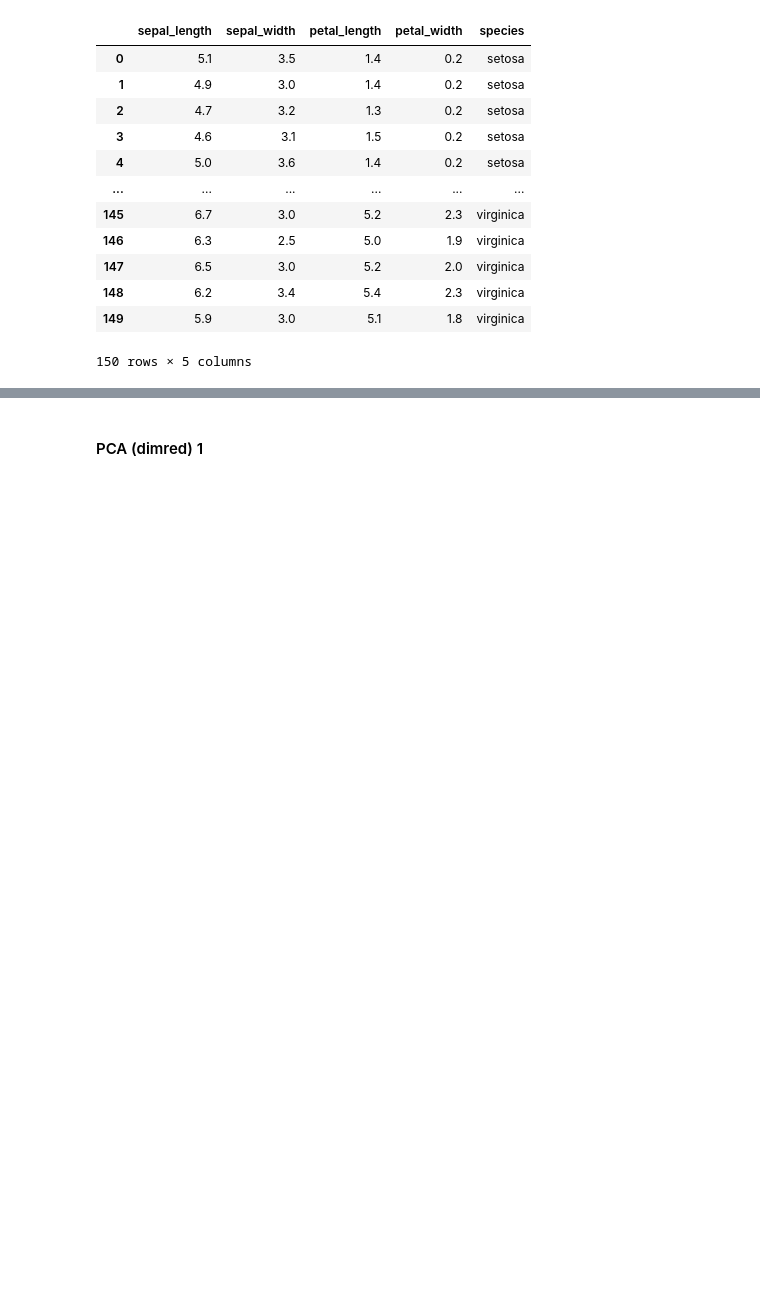
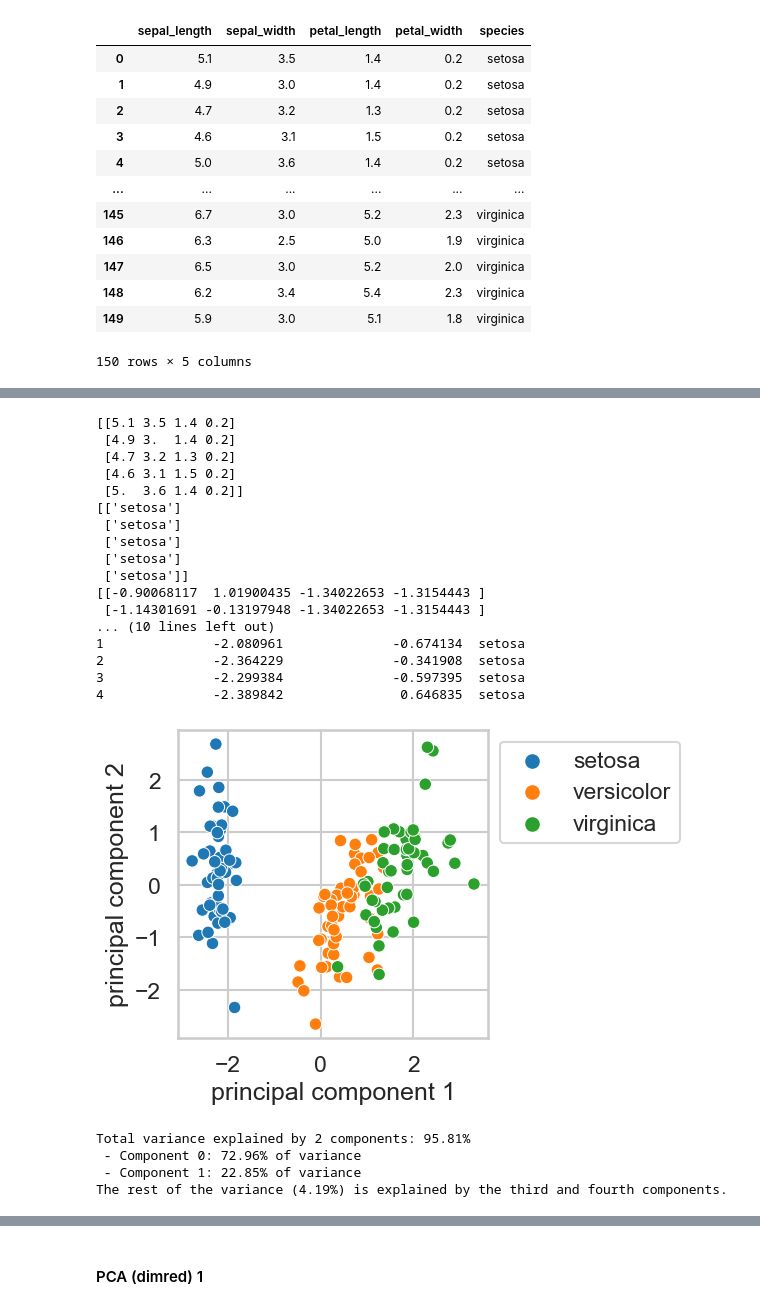
Before and after one commit to EvgeniiZorin/Handbook_Statistics-Probability-and-ML, a Jupyter notebook: _ML_classical.ipynb, the cells around one changed output, grey strips where cells are left out. Saved outputs shown, nothing was run; the diff lists cells and outputs as text; code cells hidden in the pictures; blank space fills up the shorter version.

```diff
--- a/_ML_classical.ipynb
+++ b/_ML_classical.ipynb
@@ -2650,8 +2663,0 @@ blue; Correlation value: 1.000. p-value: 0.000
-# %%
-# Kendall-tau correlation coefficient
-
-a = np.linspace(1, 10)
-b = a*3
-
-val, pval = scipy.stats.kendalltau(a, b)
-val, pval
@@ -4428 +4304,66 @@ sns.scatterplot(
+# %%
+# Let's separate features and target into different variables
+x = df.loc[:, ['sepal_length', 'sepal_width', 'petal_length', 'petal_width']].values
+y = df.loc[:, ['species']].values
+
+print(x[:5])
+print(y[:5])
+
+# Standardise the features
+x = StandardScaler().fit_transform(x)
+print(x[:5])
+
+# PCA projection to 2D
+pca = PCA(n_components=2)
+principalComponents = pca.fit_transform(x)
+print(principalComponents[:5])
+df_pca = pd.DataFrame(data=principalComponents, columns = ['principal component 1', 'principal component 2'])
+df_pca
+df_pca2 = pd.concat( [df_pca, df[['species']]], axis=1 )
+
+print( df_pca2.head() )
+
+plt.figure(figsize=(4,4))
+sns.set_style('whitegrid')
+sns.scatterplot(
+	x=df_pca2['principal component 1'],
+	y=df_pca2['principal component 2'],
+	hue=df_pca2['species']
+	)
+plt.legend(bbox_to_anchor=(1,1))
+plt.show()
+
+# Explained variance - how much information (variance)
+# can be attributed to each of the principal components
+
+# Variance of the first and then second component
+expvar = pca.explained_variance_ratio_
+print(f"Total variance explained by 2 components: {sum(expvar)*100:.2f}%")
+for i,j in enumerate(expvar):
+	print(f" - Component {i}: {j*100:.2f}% of variance")
+
+print(f"The rest of the variance ({100 - sum(expvar)*100:.2f}%) is explained by the third and fourth components.")
+# %% [output]
+[[5.1 3.5 1.4 0.2]
+ [4.9 3.  1.4 0.2]
+ [4.7 3.2 1.3 0.2]
+ [4.6 3.1 1.5 0.2]
+ [5.  3.6 1.4 0.2]]
+[['setosa']
+ ['setosa']
+ ['setosa']
+ ['setosa']
+ ['setosa']]
+[[-0.90068117  1.01900435 -1.34022653 -1.3154443 ]
+ [-1.14301691 -0.13197948 -1.34022653 -1.3154443 ]
+... (10 lines left out)
+1              -2.080961              -0.674134  setosa
+2              -2.364229              -0.341908  setosa
+3              -2.299384              -0.597395  setosa
+4              -2.389842               0.646835  setosa
+[figure, added]
+Total variance explained by 2 components: 95.81%
+ - Component 0: 72.96% of variance
+ - Component 1: 22.85% of variance
+The rest of the variance (4.19%) is explained by the third and fourth components.
 # %%
```
Also changed, not shown: parts of 41 cells of this notebook, 3 other files.
